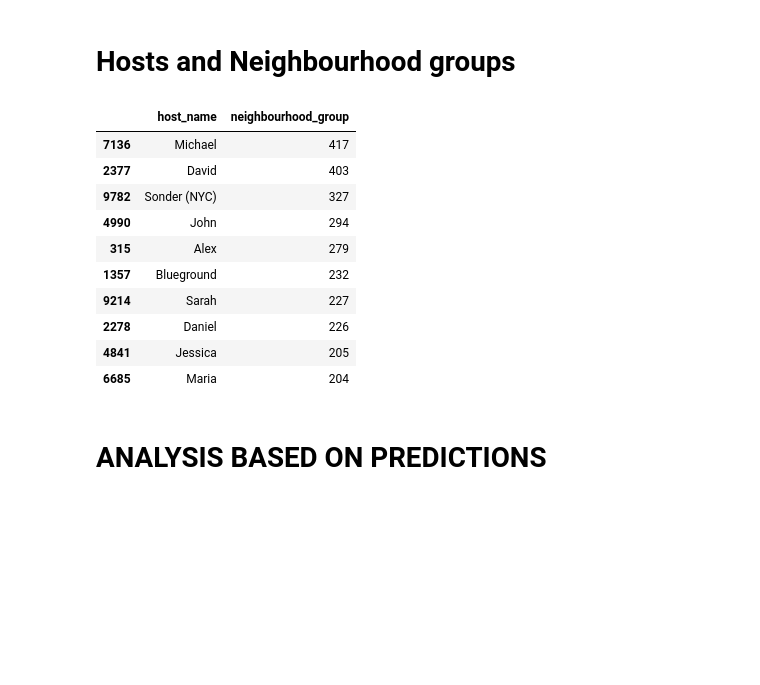
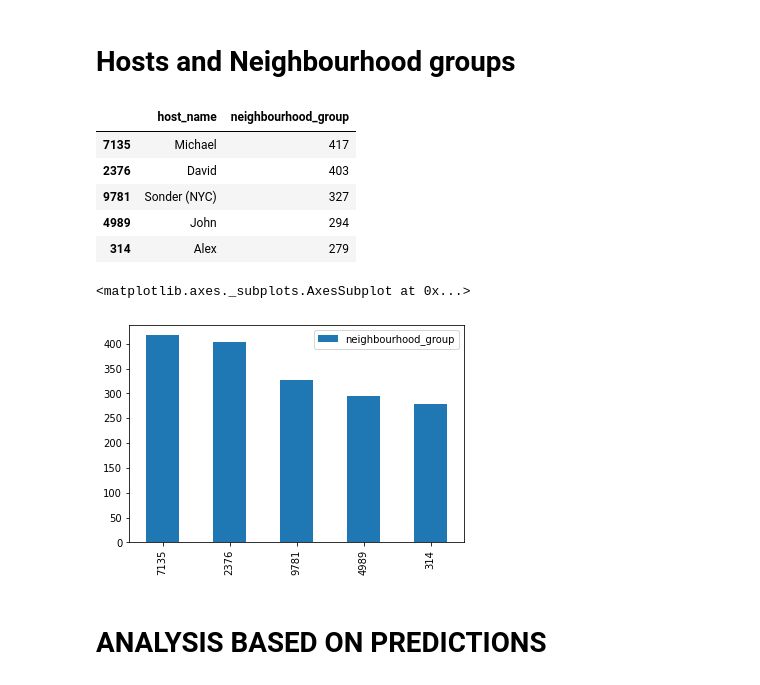
Before and after one commit to NiharikaManchala/Airbnb-capstone-project, a Jupyter notebook: individual_Airbnb_Capstone_Project_.ipynb, the cells around one changed output. Cells and saved outputs as stored; diff of their text form; code cells hidden in the pictures; blank space fills up the shorter version.

```diff
--- a/individual_Airbnb_Capstone_Project_.ipynb
+++ b/individual_Airbnb_Capstone_Project_.ipynb
@@ -259,19 +268,20 @@ Now I have a pie chart showing the total number of listings present in different
 # %%
 #filtering the neighbourhood group using groupby operations
 hosts_areas = df.groupby(['host_name'])['neighbourhood_group'].count().reset_index()
-hosts_areas.sort_values(by='neighbourhood_group', ascending=False).head(10)
+h=hosts_areas.sort_values(by='neighbourhood_group', ascending=False).head()
+(h)#hosts_areas
 # %% [output]
 |  | host_name | neighbourhood_group |
-| 7136 | Michael | 417 |
-| 2377 | David | 403 |
-| 9782 | Sonder (NYC) | 327 |
-| 4990 | John | 294 |
-| 315 | Alex | 279 |
-| 1357 | Blueground | 232 |
-| 9214 | Sarah | 227 |
-| 2278 | Daniel | 226 |
-| 4841 | Jessica | 205 |
-| 6685 | Maria | 204 |
+| 7135 | Michael | 417 |
+| 2376 | David | 403 |
+| 9781 | Sonder (NYC) | 327 |
+| 4989 | John | 294 |
+| 314 | Alex | 279 |
+# %%
+h.plot.bar()#data=h,x='host_name',y='neighbourhood_group',height=0.9,width=0.5,color='purple')
+# %% [output]
+<matplotlib.axes._subplots.AxesSubplot at 0x...>
+[figure, added]
 # %% [markdown]
 # **ANALYSIS BASED ON PREDICTIONS**
 # %% [markdown]
```
Also changed, not shown: parts of 3 cells of this notebook.
